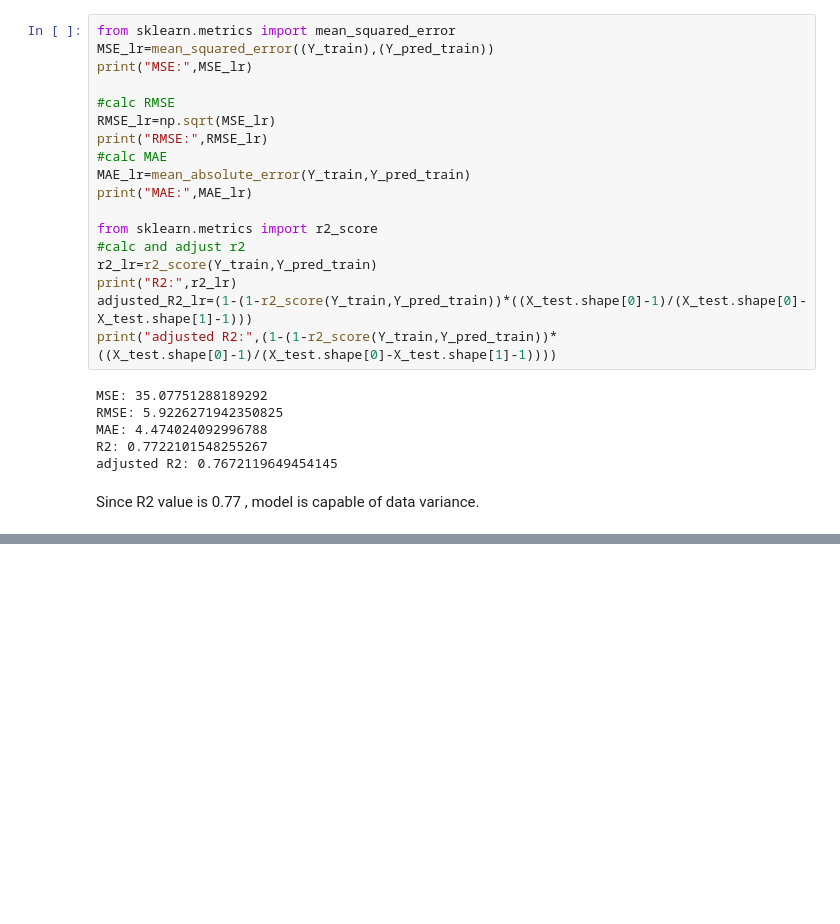
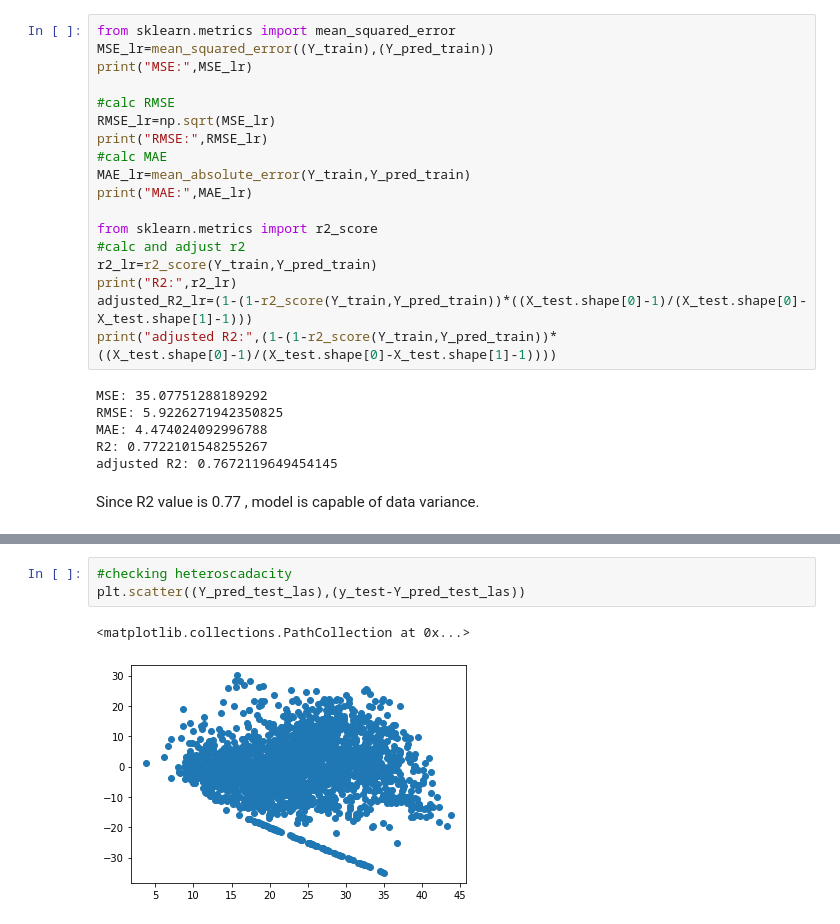
Before and after one commit to Meghanah97/Individual_project_bike_sharing_demand_prediction, a Jupyter notebook: Bike_Sharing_Demand_Prediction_Capstone_Project.ipynb, the cells around one changed output, grey strips where cells are left out. Drawn from its saved outputs; the diff is of its cells as text; blank space fills up the shorter version.

```diff
--- a/Bike_Sharing_Demand_Prediction_Capstone_Project.ipynb
+++ b/Bike_Sharing_Demand_Prediction_Capstone_Project.ipynb
@@ -906,0 +1065,6 @@ Since R2 value is 0.77 , model is capable of data variance.
+# %%
+#checking heteroscadacity
+plt.scatter((Y_pred_test_las),(y_test-Y_pred_test_las))
+# %% [output]
+<matplotlib.collections.PathCollection at 0x...>
+[figure, added]
```
Also changed, not shown: parts of 24 cells of this notebook.
